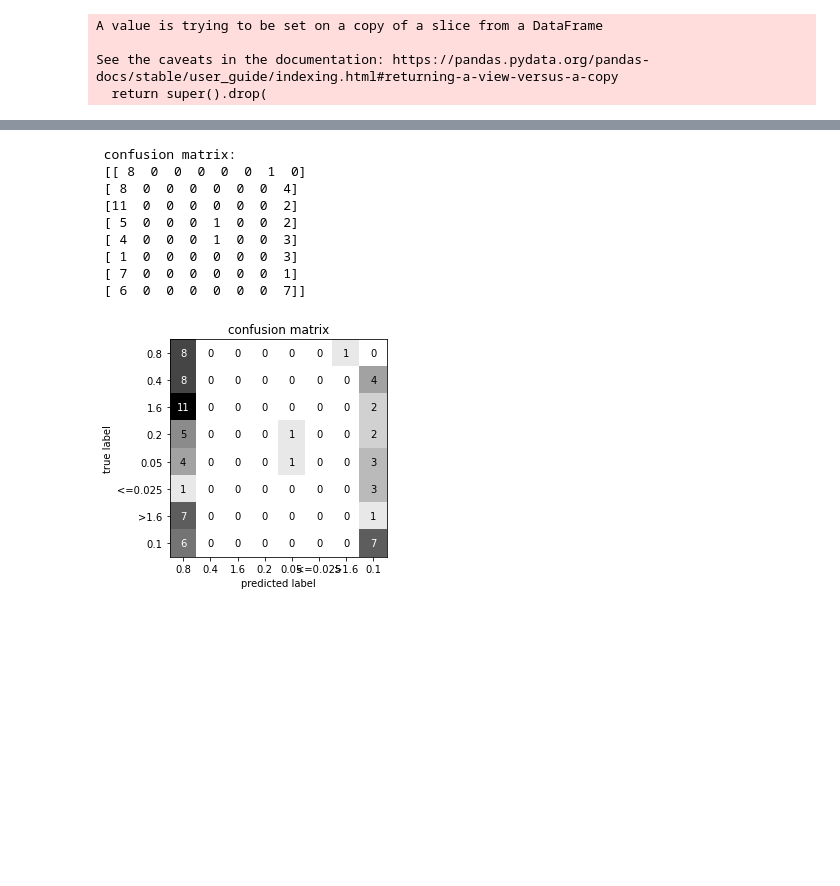
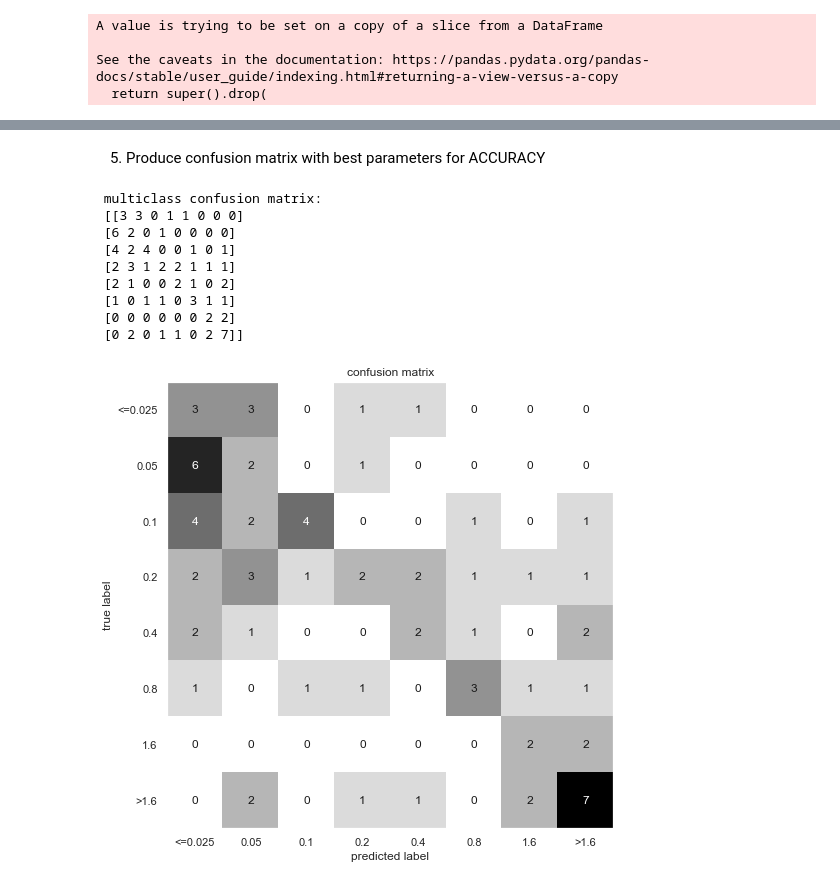
Before and after one commit to fowler-lab/Inh_resistance, a Jupyter notebook: RForest_notebook.ipynb, the cells around one changed output, grey strips where cells are left out. Cells and saved outputs as stored; diff of their text form; code cells hidden in the pictures; blank space fills up the shorter version.

```diff
--- a/RForest_notebook.ipynb
+++ b/RForest_notebook.ipynb
@@ -408,5 +595,6 @@ X_train_cv, X_test_cv, y_train_cv, y_test_cv = train_test_split(X_train_nodup, y
 #build classifier and parameter grid
 
 forest = RandomForestClassifier(n_jobs=-1, random_state=0)
-param_grid = {'n_estimators':[10,20,30,40,50,60, 100],
-              'max_depth':[2,4,6,8,10,12,14,16]}
+param_grid = {'n_estimators':[10,20,30,40,50,60,100],
+              'max_depth':[1,2,4,6,8,10], 'max_features': ['auto', 'sqrt'], \
+             'min_samples_leaf': [1, 2, 4]}
@@ -413,8 +603,7 @@ param_grid = {'n_estimators':[10,20,30,40,50,60, 100],
 # %%
-#Grid search with kfold cross validation (best cv for logreg multiclass classifcation)
-
-KFold = KFold(n_splits=5)
-grid_kfold = GridSearchCV(forest, param_grid, cv=KFold, n_jobs=-1)
+#Grid search with shuffled kfold cross validation
+Kfold_shuffle=KFold(n_splits=5, shuffle=True, random_state=0)
+grid_kfold = GridSearchCV(forest, param_grid, cv=KFold_shuffle, n_jobs=-1)
 grid_kfold.fit(X_train_cv, y_train_cv)
 print ('grid_kfold_shuffle: best estimator: \n', grid_kfold.best_estimator_)
 print ('grid_kfold_shuffle: best cross-validation score: ', grid_kfold.best_score_)
@@ -428,6 +617,6 @@ grid_kfold_shuffle: test set average accuracy:  0.22
 # %%
 #define and fit forests with best performing parameters, or default parameters
-forest_best_params = RandomForestClassifier(max_depth=2, n_estimators=50, n_jobs=-1, random_state=0)
+forest_best_params = RandomForestClassifier(max_depth=10, n_estimators=60, n_jobs=-1, random_state=0)
 forest_no_params = RandomForestClassifier(random_state=0)
 forest_best_params.fit(X_train_cv, y_train_cv)
 forest_no_params.fit(X_train_cv, y_train_cv)
@@ -452,3 +641,5 @@ plot_feature_importances(forest_best_params)
+# %% [markdown]
+5. Produce confusion matrix with best parameters for ACCURACY
 # %%
 #copy and fit classifier with best parameters from previous section
 forest = forest_best_params
@@ -456,31 +647,32 @@ forest.fit(X_train_cv, y_train_cv)
 
 predict = forest.predict(X_test_nodup)
 #generate confusion matrix
-confusion = confusion_matrix(y_test_nodup, predict)
+target_names = ['<=0.025','0.05','0.1','0.2','0.4','0.8',  '1.6','>1.6']
+confusion = confusion_matrix(y_test_nodup, predict, labels = target_names)
 
-print ('\n confusion matrix: \n', confusion)
+print ('\n multiclass confusion matrix: \n', confusion)
 # %% [output]
- confusion matrix:
- [[ 8  0  0  0  0  0  1  0]
- [ 8  0  0  0  0  0  0  4]
- [11  0  0  0  0  0  0  2]
- [ 5  0  0  0  1  0  0  2]
- [ 4  0  0  0  1  0  0  3]
- [ 1  0  0  0  0  0  0  3]
- [ 7  0  0  0  0  0  0  1]
- [ 6  0  0  0  0  0  0  7]]
+ multiclass confusion matrix:
+ [[3 3 0 1 1 0 0 0]
+ [6 2 0 1 0 0 0 0]
+ [4 2 4 0 0 1 0 1]
+ [2 3 1 2 2 1 1 1]
+ [2 1 0 0 2 1 0 2]
+ [1 0 1 1 0 3 1 1]
+ [0 0 0 0 0 0 2 2]
+ [0 2 0 1 1 0 2 7]]
 # %%
 #generate heatmap of confusion matrix for visualisation
 import mglearn
 
-target_names = MIC_ML_data['MIC_values'].unique().tolist()
+target_names = ['<=0.025','0.05','0.1','0.2','0.4','0.8',  '1.6','>1.6']
 scores_image = mglearn.tools.heatmap(confusion, xlabel='predicted label',
                                      ylabel='true label', xticklabels=target_names,
                                      yticklabels=target_names, cmap=plt.cm.gray_r, fmt='%d')
 plt.title('confusion matrix')
 plt.gca().invert_yaxis()
 # %% [output]
-[figure, old version]
+[figure, new version]
 # %%
 #generate classification report
 from sklearn.metrics import classification_report
```
Also changed, not shown: parts of 53 cells of this notebook.
